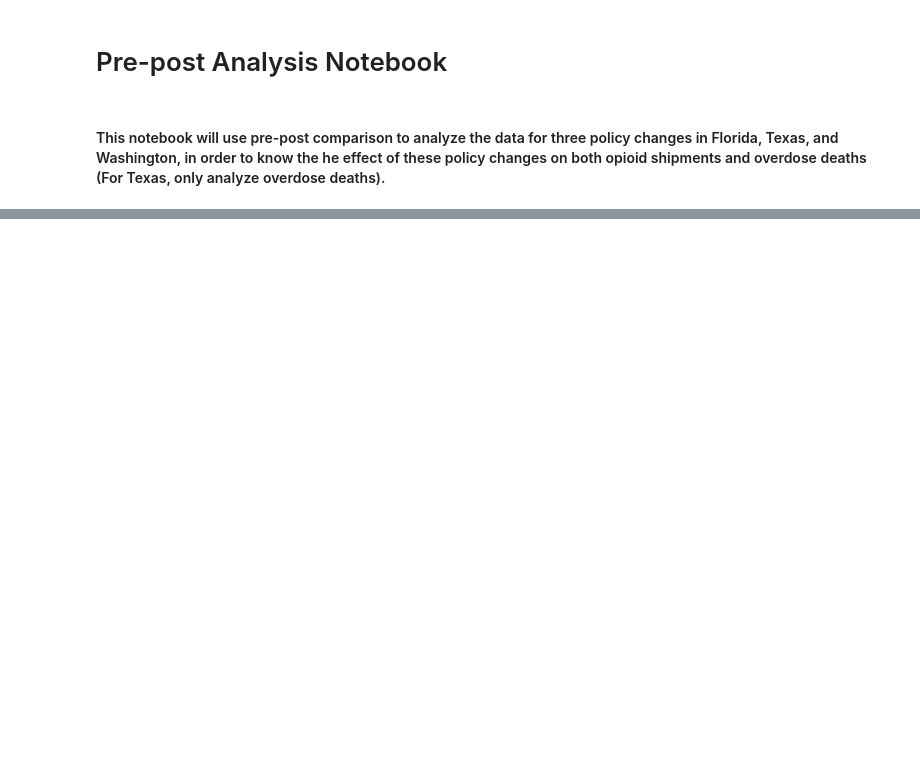
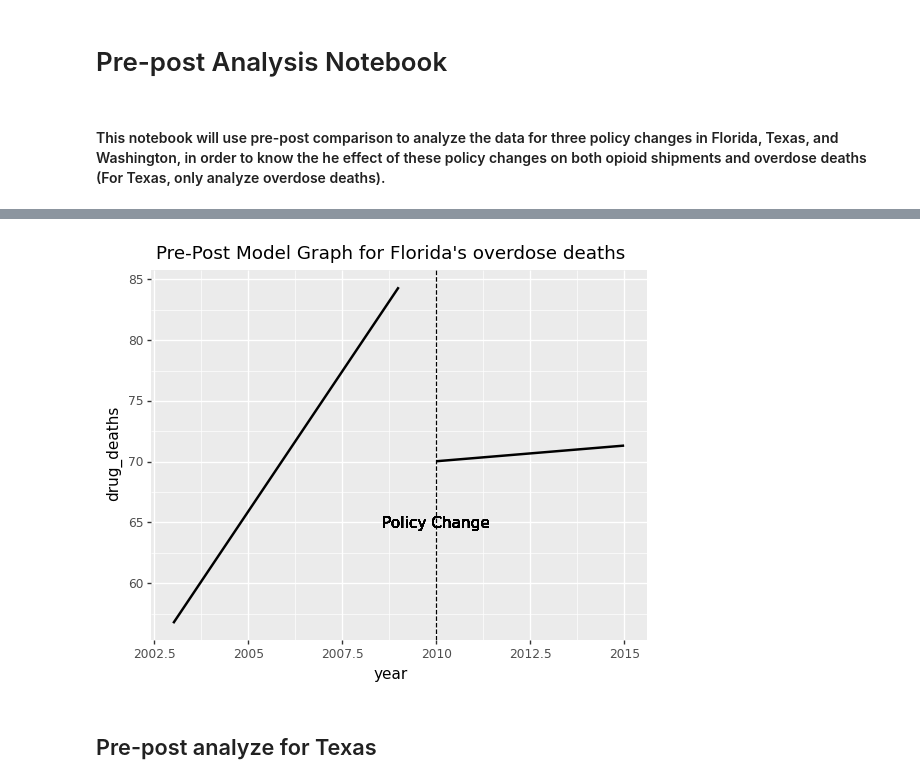
Before and after one commit to Yer1k/opioid_causal_inference, a Jupyter notebook: 10_code/pre-post_analysis.ipynb, the cells around one changed output, grey strips where cells are left out. Drawn from its saved outputs; the diff is of its cells as text; code cells hidden in the pictures; blank space fills up the shorter version.

```diff
--- a/10_code/pre-post_analysis.ipynb
+++ b/10_code/pre-post_analysis.ipynb
@@ -27,0 +86,4 @@ final_df.sample(10)
+# %%
+#For overdose deaths analyze:
+fl_overdose = fl_df.copy()
+fl_overdose
@@ -27,0 +105,25 @@ final_df.sample(10)
+# %%
+#plot the effect on overdose deaths during 2003-2015 (policy change in 2010)
+fl_overdose_df = fl_overdose[fl_overdose["Policy Change"]]
+fl_overdose_plot = (
+    ggplot(fl_overdose_df, aes(x="year", y="drug_deaths"))
+    + geom_smooth(
+        method="lm",
+        data=fl_overdose_df[fl_overdose_df["year"] < 2010],
+        se=False,
+    )
+    + geom_smooth(
+        method="lm",
+        data=fl_overdose_df[fl_overdose_df["year"] >= 2010],
+        se=False,
+    )
+    + geom_vline(xintercept=2010, linetype="dashed")
+    + geom_text(x=2010, y=65, label="Policy Change", color="black")
+    + labs(title="Pre-Post Model Graph for Florida's overdose deaths")
+)
+#fl_overdose_plot.save("../30_results/prepost_Florida_overdose_deaths.pdf")
+print(fl_overdose_plot)
+# %% [output]
+[figure, added]
+# %% [markdown]
+## Pre-post analyze for Texas
```
Also changed, not shown: parts of 25 cells of this notebook, 5 other files.
